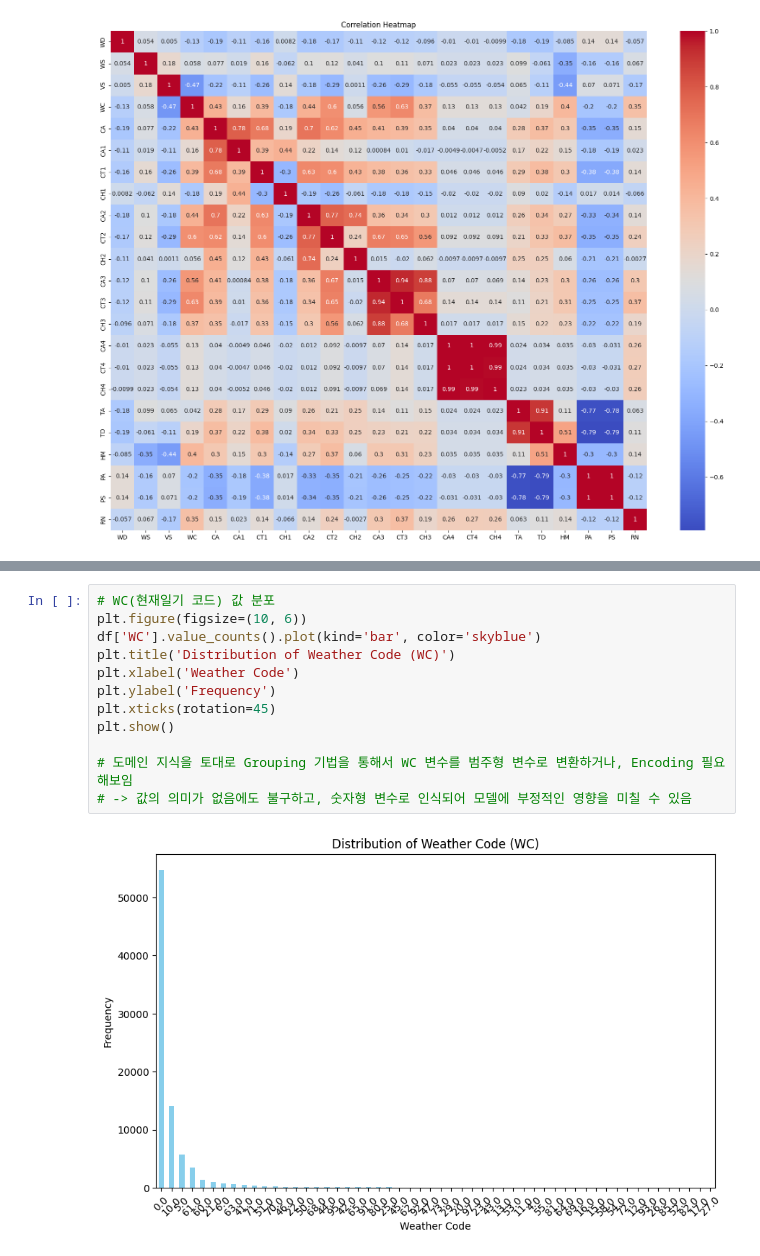
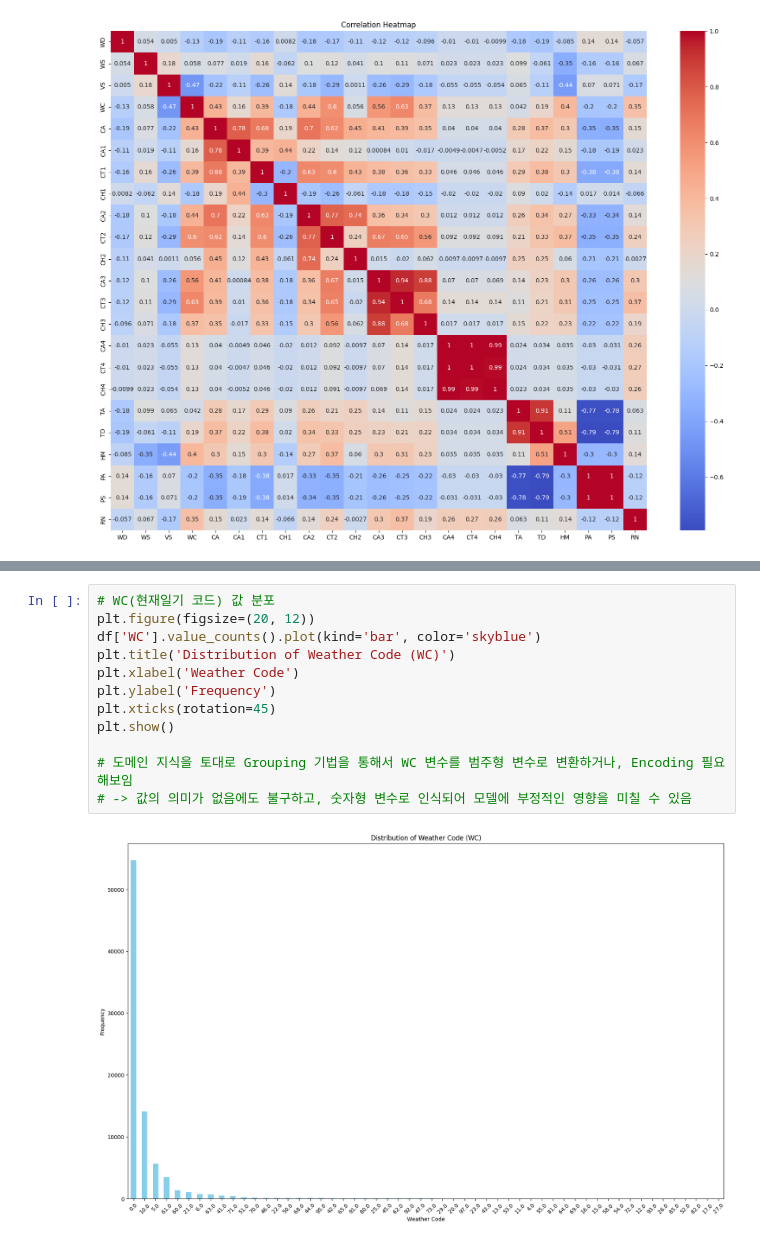
Before and after one commit to tjdrbdl/Weather_Prediction, a Jupyter notebook: prediction_weather/EDA.ipynb, the cells around one changed output, grey strips where cells are left out. Cells and saved outputs as stored; diff of their text form.

```diff
--- a/prediction_weather/EDA.ipynb
+++ b/prediction_weather/EDA.ipynb
@@ -264,15 +264,15 @@ WC    -0.474471
 Name: VS, dtype: float64
 # %%
 # WC(현재일기 코드) 값 분포
-plt.figure(figsize=(10, 6))
+plt.figure(figsize=(20, 12))
 df['WC'].value_counts().plot(kind='bar', color='skyblue')
 plt.title('Distribution of Weather Code (WC)')
 plt.xlabel('Weather Code')
 plt.ylabel('Frequency')
 plt.xticks(rotation=45)
 plt.show()
 
 # 도메인 지식을 토대로 Grouping 기법을 통해서 WC 변수를 범주형 변수로 변환하거나, Encoding 필요해보임
 # -> 값의 의미가 없음에도 불구하고, 숫자형 변수로 인식되어 모델에 부정적인 영향을 미칠 수 있음
 # %% [output]
-[figure, old version]
+[figure, new version]
```
Also changed, not shown: parts of 7 cells of this notebook.
